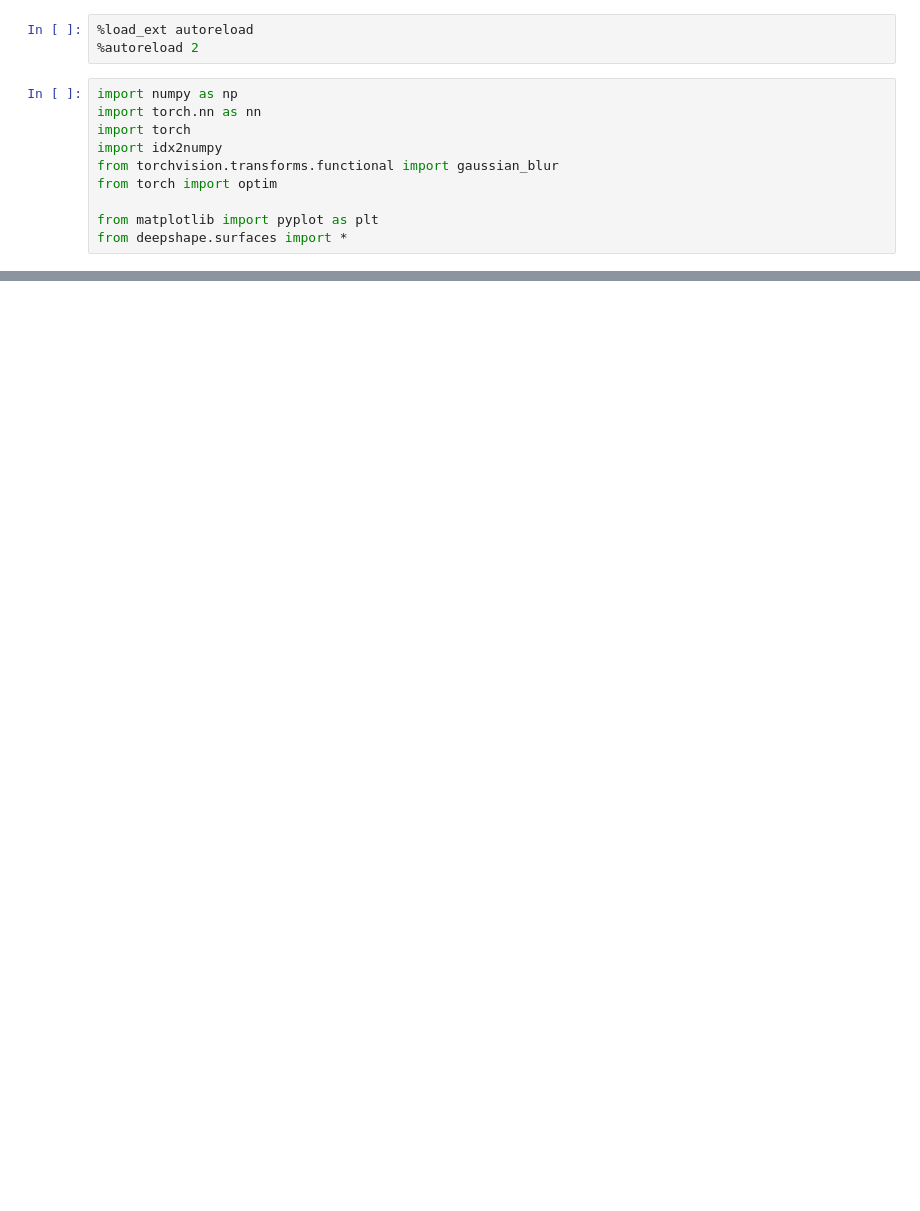
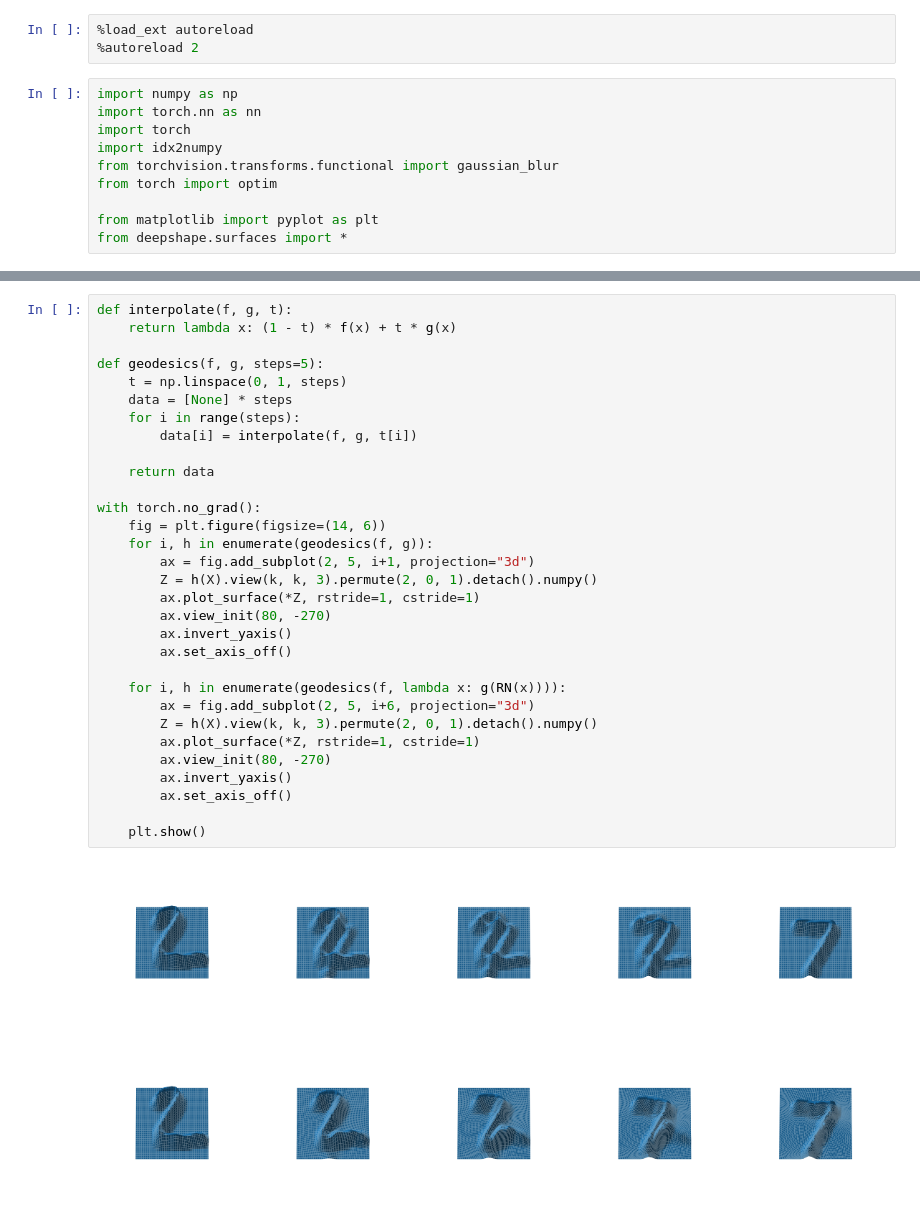
Before and after one commit to jorgenriseth/deepshape, a Jupyter notebook: example-notebooks/Digit Matching.ipynb, the cells around one changed output, grey strips where cells are left out. Drawn from its saved outputs; the diff is of its cells as text; blank space fills up the shorter version.

```diff
--- a/example-notebooks/Digit Matching.ipynb
+++ b/example-notebooks/Digit Matching.ipynb
@@ -159,0 +160,33 @@ plt.show()
+# %%
+def interpolate(f, g, t):
+    return lambda x: (1 - t) * f(x) + t * g(x)
+
+def geodesics(f, g, steps=5):
+    t = np.linspace(0, 1, steps)
+    data = [None] * steps
+    for i in range(steps):
+        data[i] = interpolate(f, g, t[i])
+
+    return data
+
+with torch.no_grad():
+    fig = plt.figure(figsize=(14, 6))
+    for i, h in enumerate(geodesics(f, g)):
+        ax = fig.add_subplot(2, 5, i+1, projection="3d")
+        Z = h(X).view(k, k, 3).permute(2, 0, 1).detach().numpy()
+        ax.plot_surface(*Z, rstride=1, cstride=1)
+        ax.view_init(80, -270)
+        ax.invert_yaxis()
+        ax.set_axis_off()
+
+    for i, h in enumerate(geodesics(f, lambda x: g(RN(x)))):
+        ax = fig.add_subplot(2, 5, i+6, projection="3d")
+        Z = h(X).view(k, k, 3).permute(2, 0, 1).detach().numpy()
+        ax.plot_surface(*Z, rstride=1, cstride=1)
+        ax.view_init(80, -270)
+        ax.invert_yaxis()
+        ax.set_axis_off()
+
+    plt.show()
+# %% [output]
+[figure, added]
```
Also changed, not shown: parts of 4 cells of this notebook, 2 other files.
